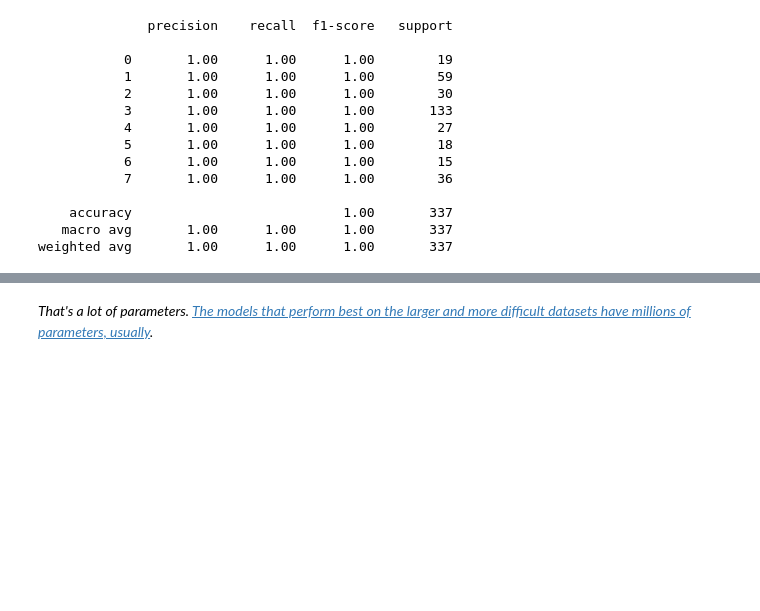
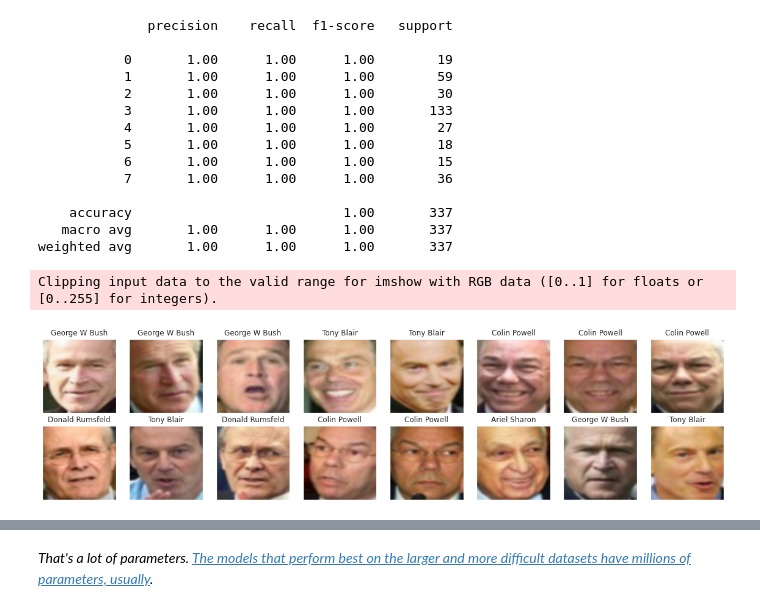
Before and after one commit to BrunoVandekerkhove/biometric-systems, a Jupyter notebook: face_recognition/facial_recognition.ipynb, the cells around one changed output, grey strips where cells are left out. Saved outputs shown, nothing was run; the diff lists cells and outputs as text; code cells hidden in the pictures; blank space fills up the shorter version.

```diff
--- a/face_recognition/facial_recognition.ipynb
+++ b/face_recognition/facial_recognition.ipynb
@@ -1554,6 +1707,20 @@ print(classification_report(classifier.predict(s.describe(s.x_test)), s.y_test))
     accuracy                           1.00       337
    macro avg       1.00      1.00      1.00       337
 weighted avg       1.00      1.00      1.00       337
+# %%
+# Visualise some predictions
+test_targets = classifier.predict(s.describe(s.x_test))
+center_plots()
+fig = plt.figure(figsize=(20,20))
+grid = ImageGrid(fig, 111, nrows_ncols=(2,8), axes_pad=0.3)
+for ax, im, label in zip(grid, s.x_test, lfw_color.target_names[test_targets]):
+    ax.set_title(label)
+    ax.imshow(im/255)
+    ax.get_xaxis().set_visible(False)
+    ax.get_yaxis().set_visible(False)
+# %% [output]
+Clipping input data to the valid range for imshow with RGB data ([0..1] for floats or [0..255] for integers).
+[figure, added]
 # %%
 print(s.model.summary())
 # %% [output]
```
Also changed, not shown: parts of 20 cells of this notebook.
